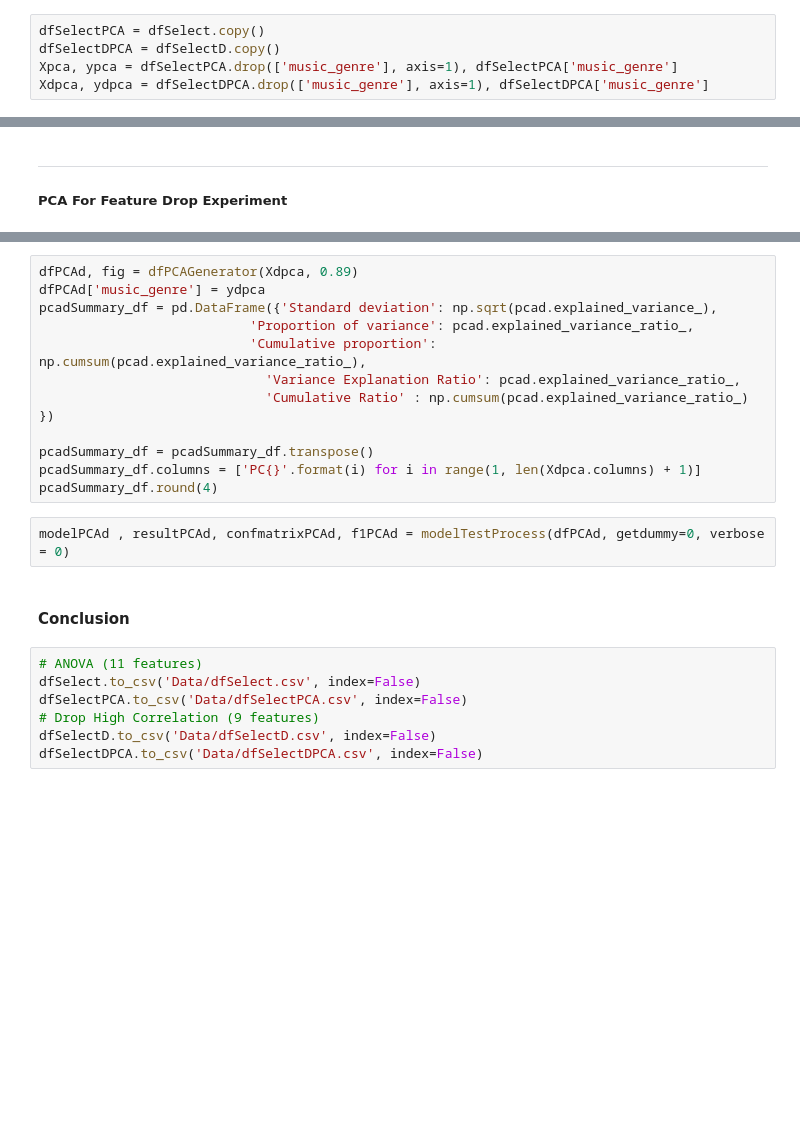
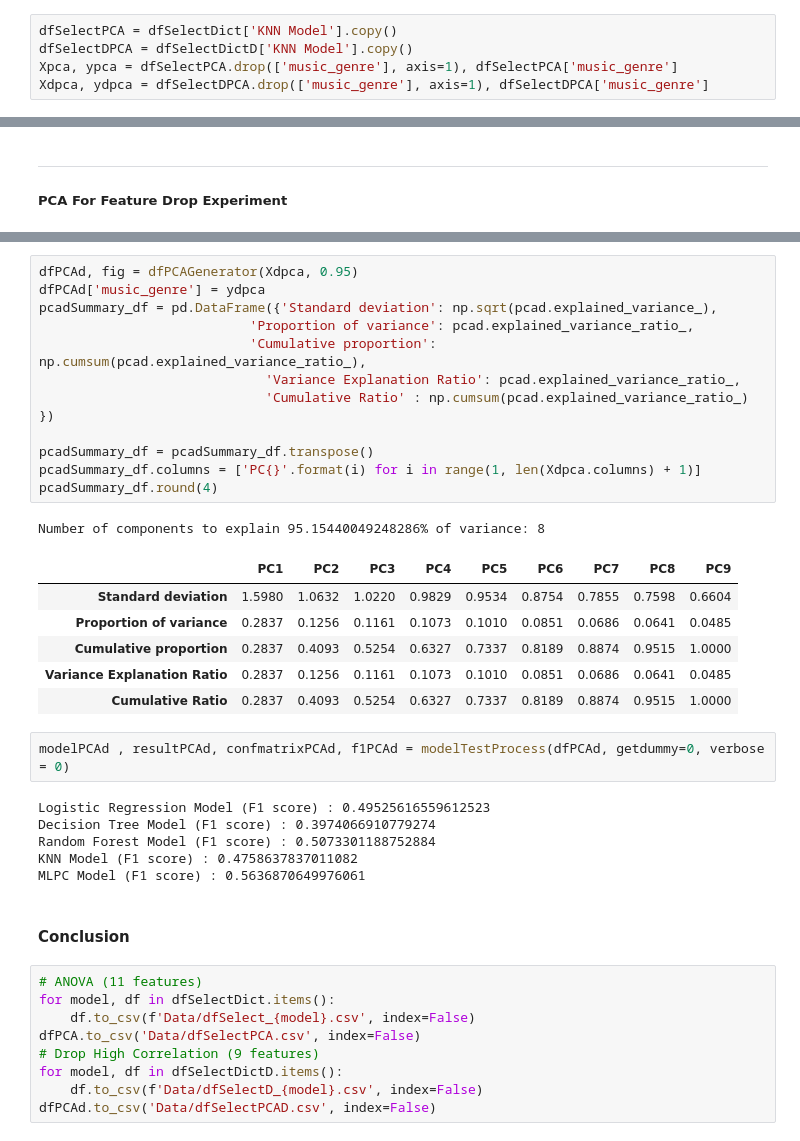
Before and after one commit to AthimetA/FRA503_HW_ML, a Jupyter notebook: Project/project.ipynb, the cells around one changed output, grey strips where cells are left out. Cells and saved outputs as stored; diff of their text form; blank space fills up the shorter version.

```diff
--- a/Project/project.ipynb
+++ b/Project/project.ipynb
@@ -2102,8 +2102,8 @@ def pcaSelector(df,threshold:list=['Default'],verbose:int=0):
         print('-'*50)
     return bestmodel, bestresult, bestthreshold
 # %%
-dfSelectPCA = dfSelect.copy()
-dfSelectDPCA = dfSelectD.copy()
+dfSelectPCA = dfSelectDict['KNN Model'].copy()
+dfSelectDPCA = dfSelectDictD['KNN Model'].copy()
 Xpca, ypca = dfSelectPCA.drop(['music_genre'], axis=1), dfSelectPCA['music_genre']
 Xdpca, ydpca = dfSelectDPCA.drop(['music_genre'], axis=1), dfSelectDPCA['music_genre']
 # %% [markdown]
@@ -2187,23 +2303,39 @@ for i in range(len(pcad.explained_variance_ratio_)):
 # %%
-dfPCAd, fig = dfPCAGenerator(Xdpca, 0.89)
+dfPCAd, fig = dfPCAGenerator(Xdpca, 0.95)
 dfPCAd['music_genre'] = ydpca
 pcadSummary_df = pd.DataFrame({'Standard deviation': np.sqrt(pcad.explained_variance_),
                            'Proportion of variance': pcad.explained_variance_ratio_,
                            'Cumulative proportion': np.cumsum(pcad.explained_variance_ratio_),
                              'Variance Explanation Ratio': pcad.explained_variance_ratio_,
                              'Cumulative Ratio' : np.cumsum(pcad.explained_variance_ratio_) })
 
 pcadSummary_df = pcadSummary_df.transpose()
 pcadSummary_df.columns = ['PC{}'.format(i) for i in range(1, len(Xdpca.columns) + 1)]
 pcadSummary_df.round(4)
+# %% [output]
+Number of components to explain 95.15440049248286% of variance: 8
+|  | PC1 | PC2 | PC3 | PC4 | PC5 | PC6 | PC7 | PC8 | PC9 |
+| Standard deviation | 1.5980 | 1.0632 | 1.0220 | 0.9829 | 0.9534 | 0.8754 | 0.7855 | 0.7598 | 0.6604 |
+| Proportion of variance | 0.2837 | 0.1256 | 0.1161 | 0.1073 | 0.1010 | 0.0851 | 0.0686 | 0.0641 | 0.0485 |
+| Cumulative proportion | 0.2837 | 0.4093 | 0.5254 | 0.6327 | 0.7337 | 0.8189 | 0.8874 | 0.9515 | 1.0000 |
+| Variance Explanation Ratio | 0.2837 | 0.1256 | 0.1161 | 0.1073 | 0.1010 | 0.0851 | 0.0686 | 0.0641 | 0.0485 |
+| Cumulative Ratio | 0.2837 | 0.4093 | 0.5254 | 0.6327 | 0.7337 | 0.8189 | 0.8874 | 0.9515 | 1.0000 |
 # %%
 modelPCAd , resultPCAd, confmatrixPCAd, f1PCAd = modelTestProcess(dfPCAd, getdummy=0, verbose = 0)
+# %% [output]
+Logistic Regression Model (F1 score) : 0.49525616559612523
+Decision Tree Model (F1 score) : 0.3974066910779274
+Random Forest Model (F1 score) : 0.5073301188752884
+KNN Model (F1 score) : 0.4758637837011082
+MLPC Model (F1 score) : 0.5636870649976061
 # %% [markdown]
 #### **Conclusion**
 # %%
 # ANOVA (11 features)
-dfSelect.to_csv('Data/dfSelect.csv', index=False)
-dfSelectPCA.to_csv('Data/dfSelectPCA.csv', index=False)
+for model, df in dfSelectDict.items():
+    df.to_csv(f'Data/dfSelect_{model}.csv', index=False)
+dfPCA.to_csv('Data/dfSelectPCA.csv', index=False)
 # Drop High Correlation (9 features)
-dfSelectD.to_csv('Data/dfSelectD.csv', index=False)
-dfSelectDPCA.to_csv('Data/dfSelectDPCA.csv', index=False)
+for model, df in dfSelectDictD.items():
+    df.to_csv(f'Data/dfSelectD_{model}.csv', index=False)
+dfPCAd.to_csv('Data/dfSelectPCAD.csv', index=False)
```
Also changed, not shown: parts of 6 cells of this notebook, 12 other files.
